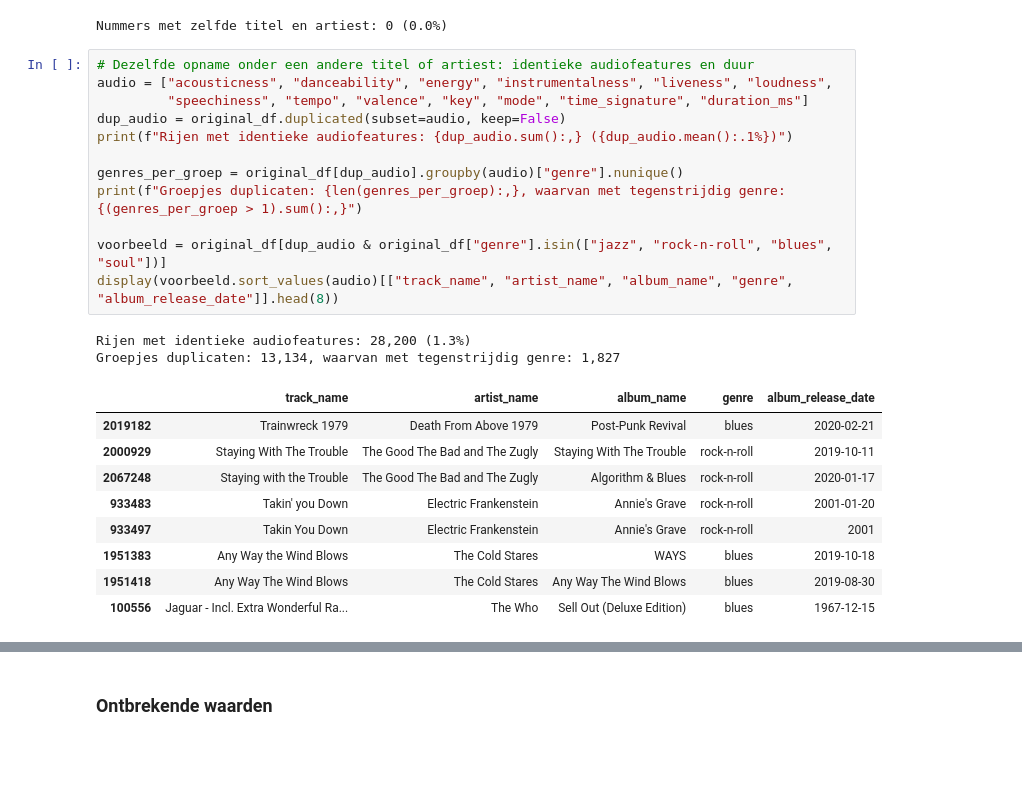
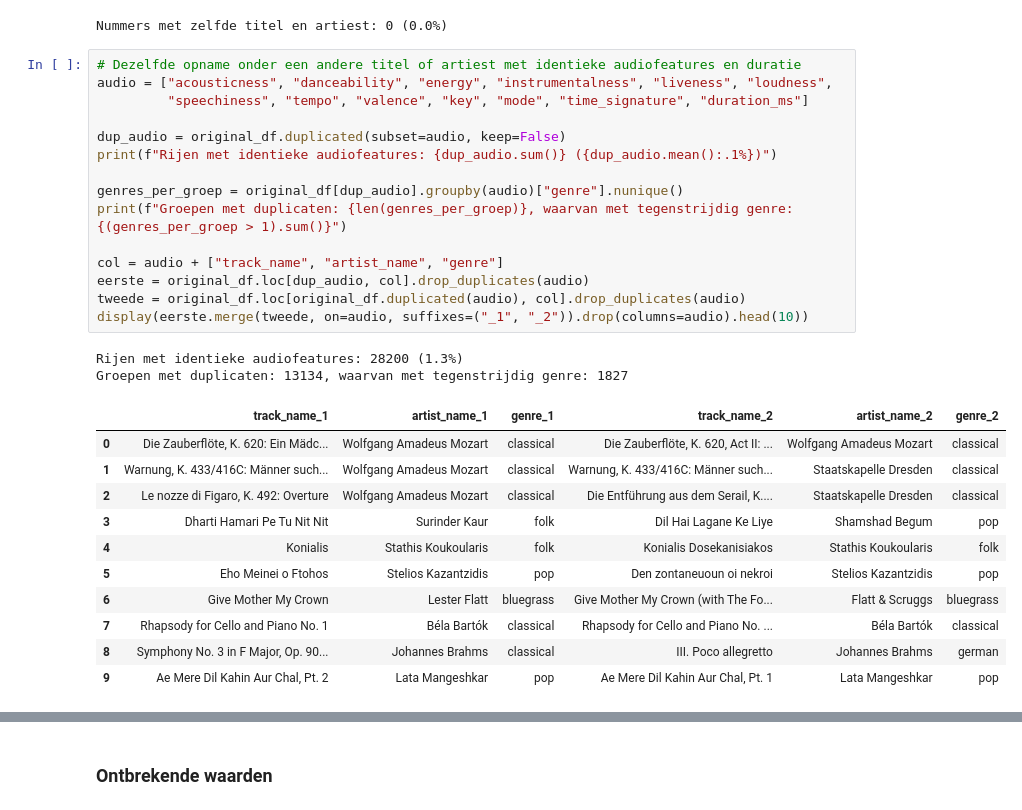
Before and after one commit to Lander123Lander/MachineLearning, a Jupyter notebook: Project.ipynb, the cells around one changed output, grey strips where cells are left out. Cells and saved outputs as stored; diff of their text form; blank space fills up the shorter version.

```diff
--- a/Project.ipynb
+++ b/Project.ipynb
@@ -376,26 +374,31 @@ print(f"Nummers met zelfde titel en artiest: {dup.sum():,} ({dup.mean():.1%})")
 # %% [output]
 Nummers met zelfde titel en artiest: 0 (0.0%)
 # %%
-# Dezelfde opname onder een andere titel of artiest: identieke audiofeatures en duur
+# Dezelfde opname onder een andere titel of artiest met identieke audiofeatures en duratie
 audio = ["acousticness", "danceability", "energy", "instrumentalness", "liveness", "loudness",
          "speechiness", "tempo", "valence", "key", "mode", "time_signature", "duration_ms"]
+
 dup_audio = original_df.duplicated(subset=audio, keep=False)
-print(f"Rijen met identieke audiofeatures: {dup_audio.sum():,} ({dup_audio.mean():.1%})")
+print(f"Rijen met identieke audiofeatures: {dup_audio.sum()} ({dup_audio.mean():.1%})")
 
 genres_per_groep = original_df[dup_audio].groupby(audio)["genre"].nunique()
-print(f"Groepjes duplicaten: {len(genres_per_groep):,}, waarvan met tegenstrijdig genre: {(genres_per_groep > 1).sum():,}")
+print(f"Groepen met duplicaten: {len(genres_per_groep)}, waarvan met tegenstrijdig genre: {(genres_per_groep > 1).sum()}")
 
-voorbeeld = original_df[dup_audio & original_df["genre"].isin(["jazz", "rock-n-roll", "blues", "soul"])]
-display(voorbeeld.sort_values(audio)[["track_name", "artist_name", "album_name", "genre", "album_release_date"]].head(8))
+col = audio + ["track_name", "artist_name", "genre"]
+eerste = original_df.loc[dup_audio, col].drop_duplicates(audio)
+tweede = original_df.loc[original_df.duplicated(audio), col].drop_duplicates(audio)
+display(eerste.merge(tweede, on=audio, suffixes=("_1", "_2")).drop(columns=audio).head(10))
 # %% [output]
-Rijen met identieke audiofeatures: 28,200 (1.3%)
-Groepjes duplicaten: 13,134, waarvan met tegenstrijdig genre: 1,827
+Rijen met identieke audiofeatures: 28200 (1.3%)
+Groepen met duplicaten: 13134, waarvan met tegenstrijdig genre: 1827
-|  | track_name | artist_name | album_name | genre | album_release_date |
-| 2019182 | Trainwreck 1979 | Death From Above 1979 | Post-Punk Revival | blues | 2020-02-21 |
-| 2000929 | Staying With The Trouble | The Good The Bad and The Zugly | Staying With The Trouble | rock-n-roll | 2019-10-11 |
-| 2067248 | Staying with the Trouble | The Good The Bad and The Zugly | Algorithm & Blues | rock-n-roll | 2020-01-17 |
-| 933483 | Takin' you Down | Electric Frankenstein | Annie's Grave | rock-n-roll | 2001-01-20 |
-| 933497 | Takin You Down | Electric Frankenstein | Annie's Grave | rock-n-roll | 2001 |
-| 1951383 | Any Way the Wind Blows | The Cold Stares | WAYS | blues | 2019-10-18 |
-| 1951418 | Any Way The Wind Blows | The Cold Stares | Any Way The Wind Blows | blues | 2019-08-30 |
-| 100556 | Jaguar - Incl. Extra Wonderful Ra... | The Who | Sell Out (Deluxe Edition) | blues | 1967-12-15 |
+|  | track_name_1 | artist_name_1 | genre_1 | track_name_2 | artist_name_2 | genre_2 |
+| 0 | Die Zauberflöte, K. 620: Ein Mädc... | Wolfgang Amadeus Mozart | classical | Die Zauberflöte, K. 620, Act II: ... | Wolfgang Amadeus Mozart | classical |
+| 1 | Warnung, K. 433/416C: Männer such... | Wolfgang Amadeus Mozart | classical | Warnung, K. 433/416C: Männer such... | Staatskapelle Dresden | classical |
+| 2 | Le nozze di Figaro, K. 492: Overture | Wolfgang Amadeus Mozart | classical | Die Entführung aus dem Serail, K.... | Staatskapelle Dresden | classical |
+| 3 | Dharti Hamari Pe Tu Nit Nit | Surinder Kaur | folk | Dil Hai Lagane Ke Liye | Shamshad Begum | pop |
+| 4 | Konialis | Stathis Koukoularis | folk | Konialis Dosekanisiakos | Stathis Koukoularis | folk |
+| 5 | Eho Meinei o Ftohos | Stelios Kazantzidis | pop | Den zontaneuoun oi nekroi | Stelios Kazantzidis | pop |
+| 6 | Give Mother My Crown | Lester Flatt | bluegrass | Give Mother My Crown (with The Fo... | Flatt & Scruggs | bluegrass |
+| 7 | Rhapsody for Cello and Piano No. 1 | Béla Bartók | classical | Rhapsody for Cello and Piano No. ... | Béla Bartók | classical |
+| 8 | Symphony No. 3 in F Major, Op. 90... | Johannes Brahms | classical | III. Poco allegretto | Johannes Brahms | german |
+| 9 | Ae Mere Dil Kahin Aur Chal, Pt. 2 | Lata Mangeshkar | pop | Ae Mere Dil Kahin Aur Chal, Pt. 1 | Lata Mangeshkar | pop |
```
Also changed, not shown: parts of 33 cells of this notebook.
